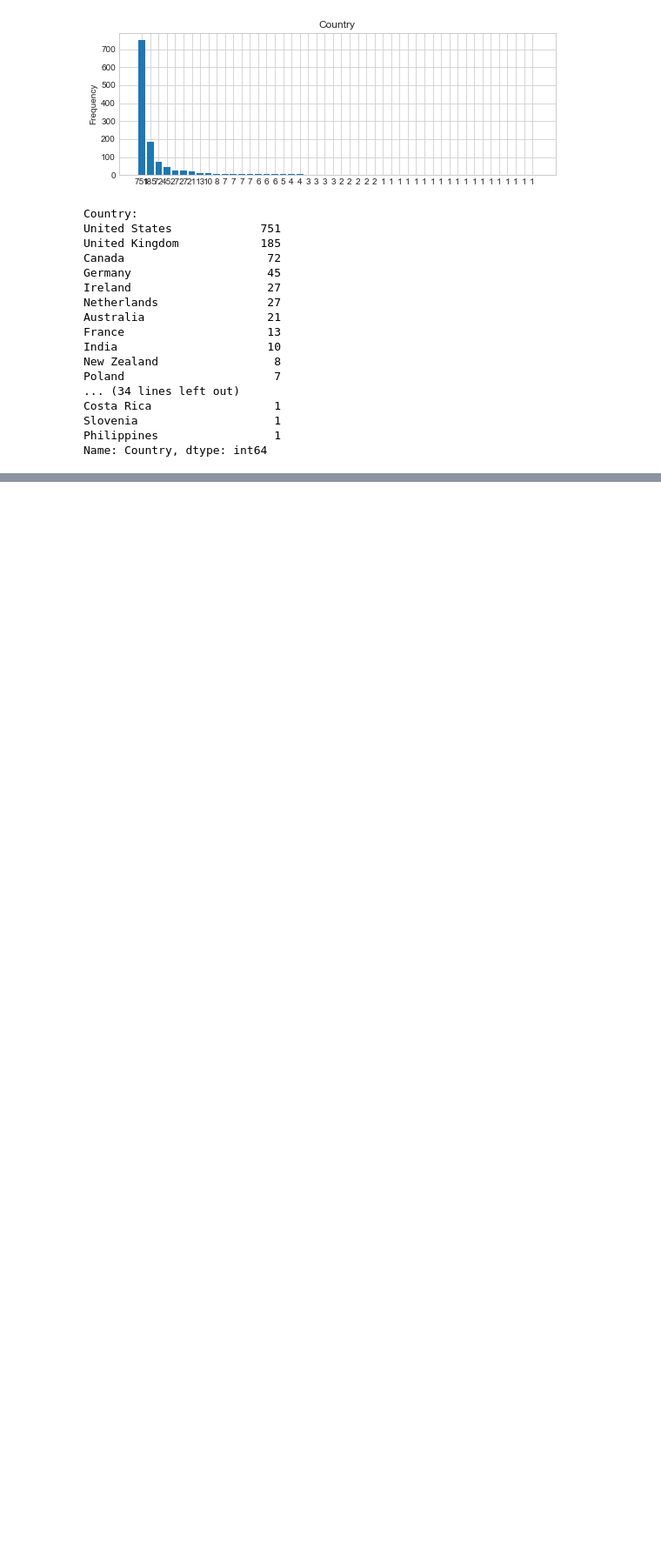
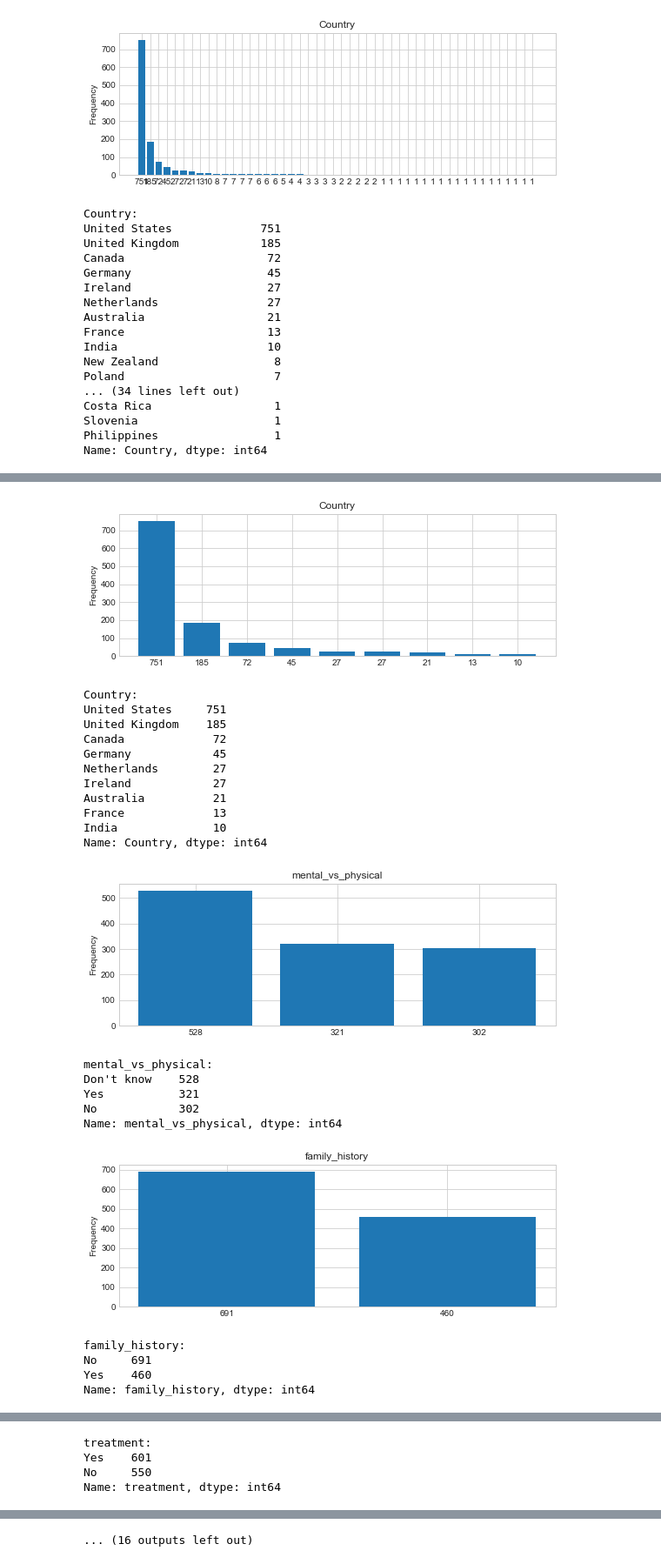
Before and after one commit to Ayotusin/mental_health_survey, a Jupyter notebook: FinalAssignment_Mental_Health_Survey.ipynb, the cells around one changed output, grey strips where cells are left out. Shown at 87% size. Drawn from its saved outputs; the diff is of its cells as text; code cells hidden in the pictures; blank space fills up the shorter version.

Commit message:
Data Visualization

```diff
--- a/FinalAssignment_Mental_Health_Survey.ipynb
+++ b/FinalAssignment_Mental_Health_Survey.ipynb
@@ -85,0 +105,31 @@ Name: Country, dtype: int64
+# %%
+# selected variables to be visualized
+categorical_vars = ["Country","mental_vs_physical","family_history","treatment","seek_help","supervisor",
+                    "mental_health_interview","coworkers","work_interfere","benefits","care_options","wellness_program",
+                   "leave","mental_health_consequence"]
+for c in categorical_vars:
+    bar_plot(c)
+# %% [output]
+[figure, added]
+Country:
+United States     751
+United Kingdom    185
+Canada             72
+Germany            45
+Netherlands        27
+Ireland            27
+Australia          21
+France             13
+India              10
+Name: Country, dtype: int64
+[figure, added]
+mental_vs_physical:
+Don't know    528
+Yes           321
+No            302
+Name: mental_vs_physical, dtype: int64
+[figure, added]
+family_history:
+No     691
+Yes    460
+Name: family_history, dtype: int64
@@ -85,0 +137,4 @@ Name: Country, dtype: int64
+treatment:
+Yes    601
+No     550
+Name: treatment, dtype: int64
@@ -85,0 +153 @@ Name: Country, dtype: int64
+... (16 outputs left out)
```
Also changed, not shown: parts of 2 cells of this notebook.
